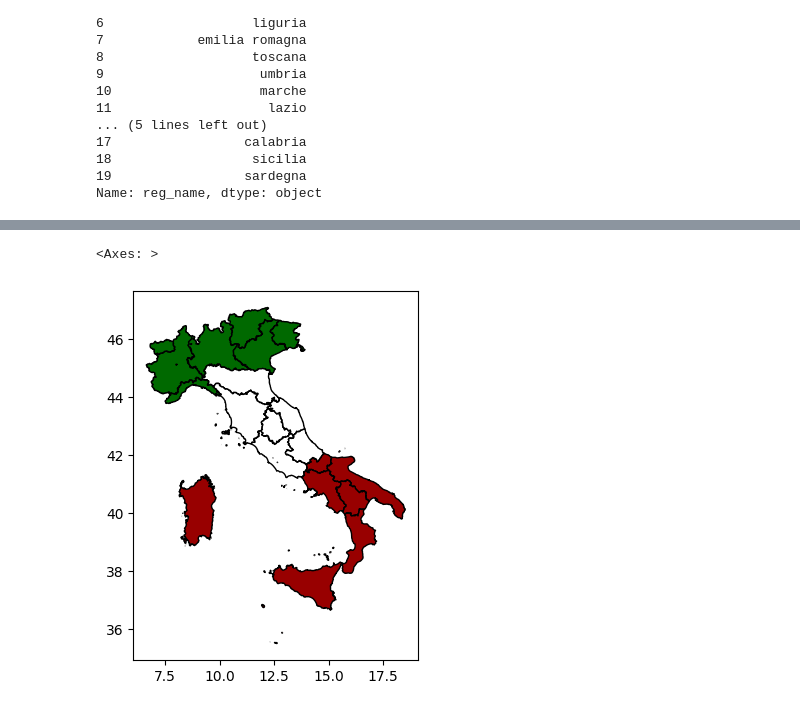
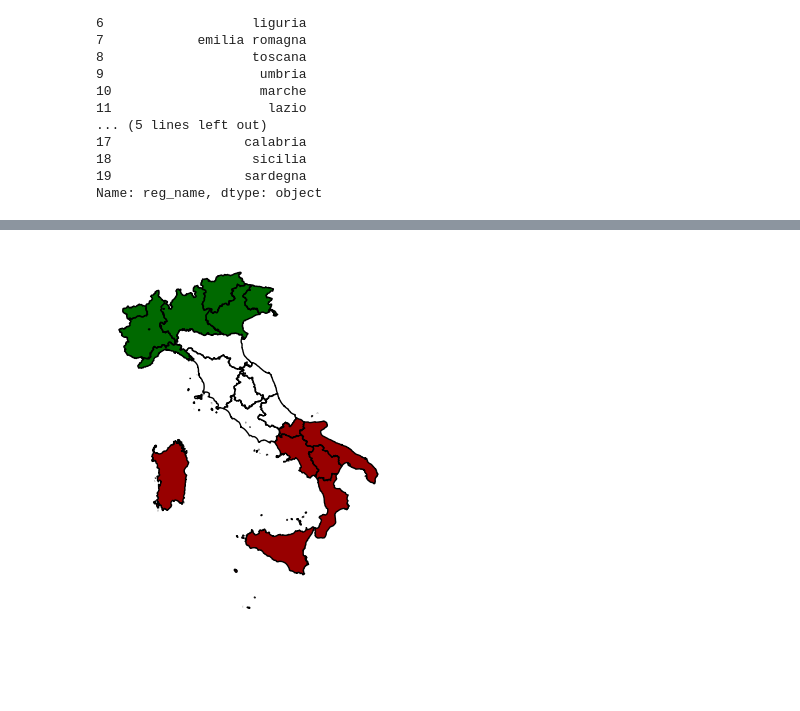
Before and after one commit to armandoschianodicola/italy-stats, a Jupyter notebook: 000/000_main.ipynb, the cells around one changed output, grey strips where cells are left out. Drawn from its saved outputs; the diff is of its cells as text; code cells hidden in the pictures; blank space fills up the shorter version.

```diff
--- a/000/000_main.ipynb
+++ b/000/000_main.ipynb
@@ -95,10 +95,10 @@ region_colours = {
     "Sud e Isole": "#980000",
 }
 # %%
-regions_df.plot(
+regions_df_plot = regions_df.plot(
     color=regions_df["zone"].replace(region_colours).tolist(),
     edgecolor='black'
 )
+regions_df_plot.set_axis_off()
 # %% [output]
-<Axes: >
-[figure, old version]
+[figure, new version]
```
Also changed, not shown: parts of 1 cell of this notebook, 6 other files.
